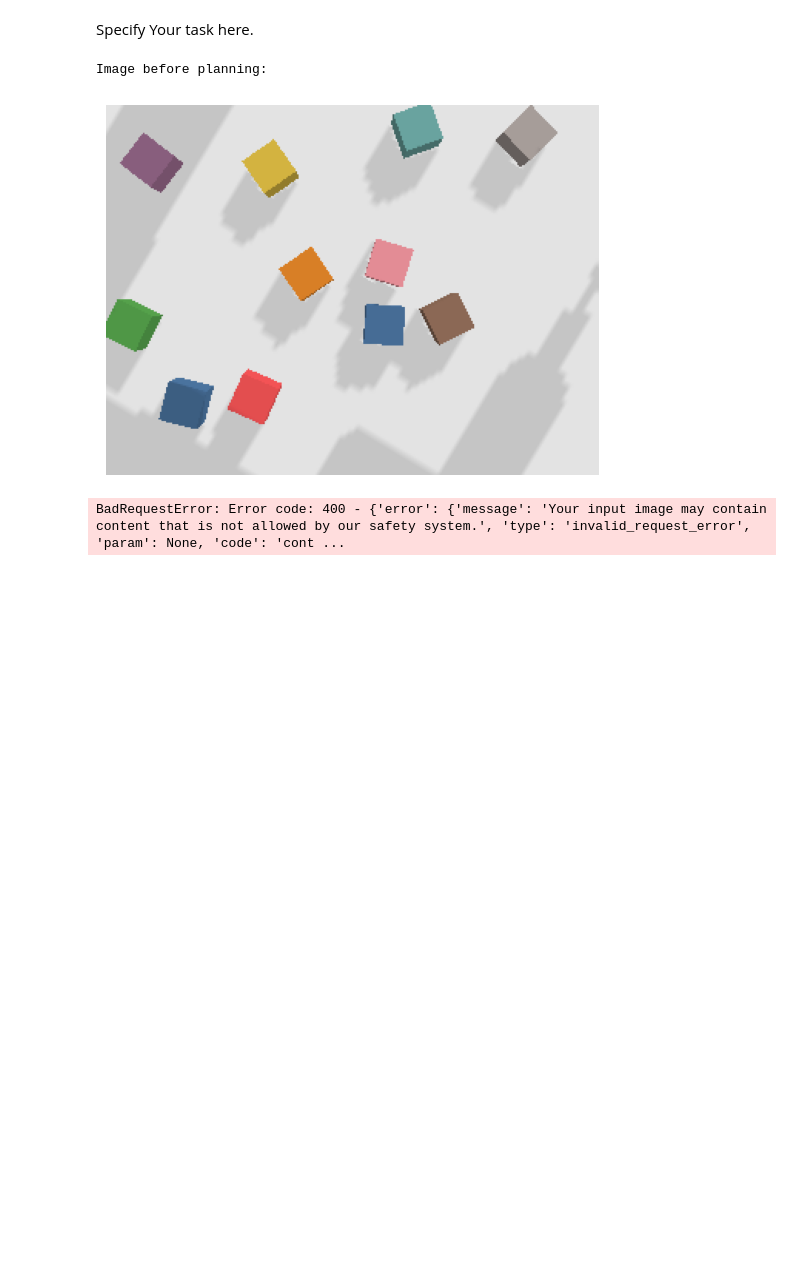
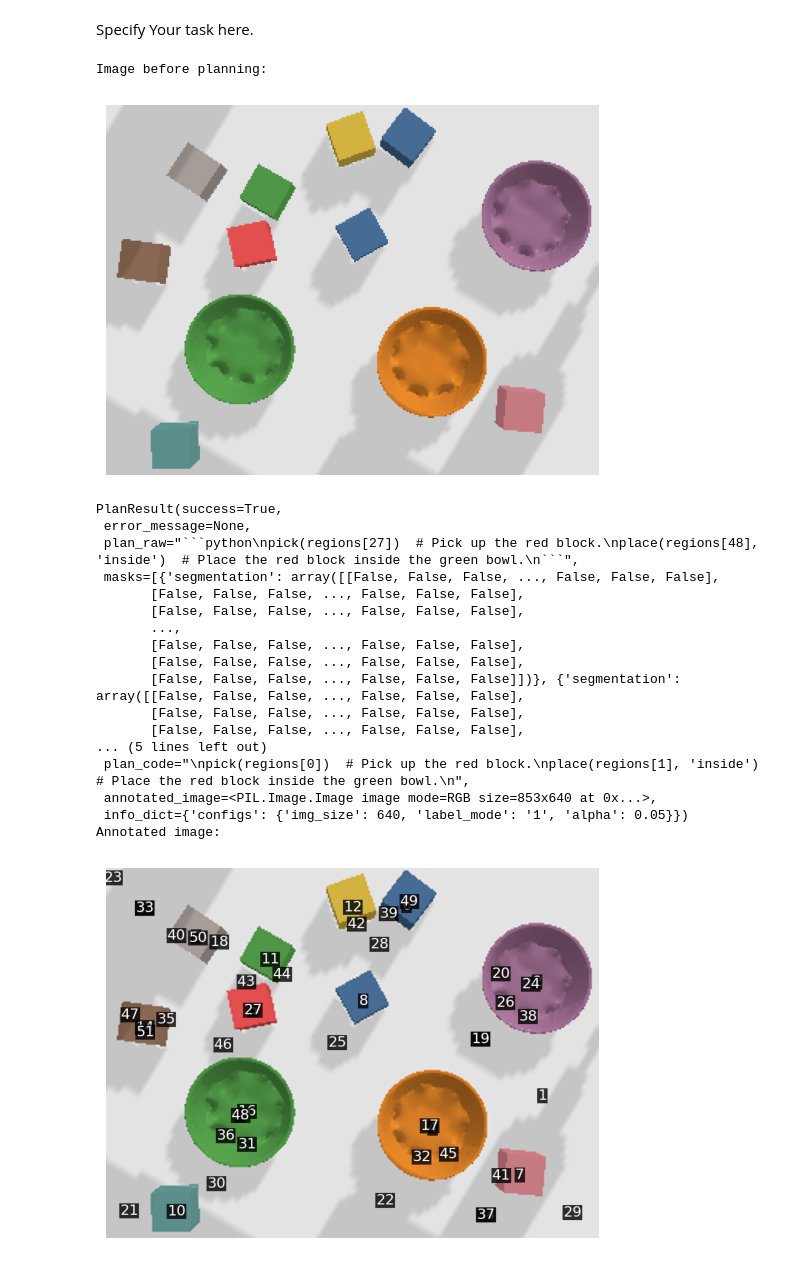
Before and after one commit to likaixin2000/GPT4V-Planner, a Jupyter notebook: experiment.ipynb, the cells around one changed output. Cells and saved outputs as stored; diff of their text form; code cells hidden in the pictures; blank space fills up the shorter version.

````diff
--- a/experiment.ipynb
+++ b/experiment.ipynb
@@ -16,11 +16,29 @@ import os
 from agent.agents import agent_factory
 
 
-from executor import Executor
+from executor import SimpleExecutor, LineWiseExecutor
 
-def show_image(image):
+def show_image(image, points=None, mask=None):
+
     plt.imshow(image)
     plt.axis('off')
+
+    # If mask is provided, overlay it
+    if mask is not None:
+        colored_mask = np.zeros((*mask.shape, 4))
+        default_mask_color = [0.8, 0.8, 0.8, 0.8]
+        colored_mask[mask > 0] = default_mask_color
+        plt.imshow(colored_mask)
+
+    # If points are provided, convert them from normalized coordinates and plot them
+    if points is not None:
+        img_height, img_width = np.array(image).shape[:2]
+        points = np.array(points)
+        points[:, 0] = points[:, 0] * img_width
+        points[:, 1] = points[:, 1] * img_height
+        plt.scatter(points[:, 0], points[:, 1], c='red', s=50)  # larger circle
+        plt.scatter(points[:, 0], points[:, 1], c='yellow', s=30)  # smaller circle inside
+
     plt.show()
 # %%
 from environments.ur5_simulation import UR5SimulationEnv
@@ -51,9 +69,22 @@ def run_experiment(env, agent, prompt, debug=True):
     show_image(image)
     plan_result = agent.plan(prompt, image)
     print(plan_result)
+    print("Annotated image: ")
+    show_image(plan_result.annotated_image)
 
-    executor = Executor(env.get_execution_context())
-    executor.execute_plan(plan_result.plan_code)
+    if not plan_result.success:
+        return
+
+    # executor = LineWiseExecutor(env.get_execution_context(), pause_every_line=True)
+    executor = SimpleExecutor(env.get_execution_context())
+    # Build a context containing the masks for the plan code to access
+    context = {"regions": [mask["segmentation"] for mask in plan_result.masks]}
+    executor.execute_plan(plan_result.plan_code, additional_context=context)
+
+    print("After manipulation: ")
+    show_image(env.get_image())
+
+    return plan_result
 # %%
 # import requests
 
@@ -65,11 +96,29 @@ def run_experiment(env, agent, prompt, debug=True):
 # %% [markdown]
 Specify Your task here.
 # %%
-prompt="""Task: Put the block into the bowl."""
+prompt="""Task: Put the red block into the green bowl."""
 # %%
 agent = agent_factory("SegVLM")
-run_experiment(env, agent, prompt)
+agent.configs["img_size"] = 640
+plan_result = run_experiment(env, agent, prompt)
 # %% [output]
 Image before planning:
-[figure, old version]
+[figure, new version]
-BadRequestError: Error code: 400 - {'error': {'message': 'Your input image may contain content that is not allowed by our safety system.', 'type': 'invalid_request_error', 'param': None, 'code': 'cont ...
+PlanResult(success=True,
+ error_message=None,
+ plan_raw="```python\npick(regions[27])  # Pick up the red block.\nplace(regions[48], 'inside')  # Place the red block inside the green bowl.\n```",
+ masks=[{'segmentation': array([[False, False, False, ..., False, False, False],
+       [False, False, False, ..., False, False, False],
+       [False, False, False, ..., False, False, False],
+       ...,
+       [False, False, False, ..., False, False, False],
+       [False, False, False, ..., False, False, False],
+       [False, False, False, ..., False, False, False]])}, {'segmentation': array([[False, False, False, ..., False, False, False],
+       [False, False, False, ..., False, False, False],
+       [False, False, False, ..., False, False, False],
+... (5 lines left out)
+ plan_code="\npick(regions[0])  # Pick up the red block.\nplace(regions[1], 'inside')  # Place the red block inside the green bowl.\n",
+ annotated_image=<PIL.Image.Image image mode=RGB size=853x640 at 0x...>,
+ info_dict={'configs': {'img_size': 640, 'label_mode': '1', 'alpha': 0.05}})
+Annotated image:
+[figure, added]
````
Also changed, not shown: parts of 11 cells of this notebook, 11 other files.
